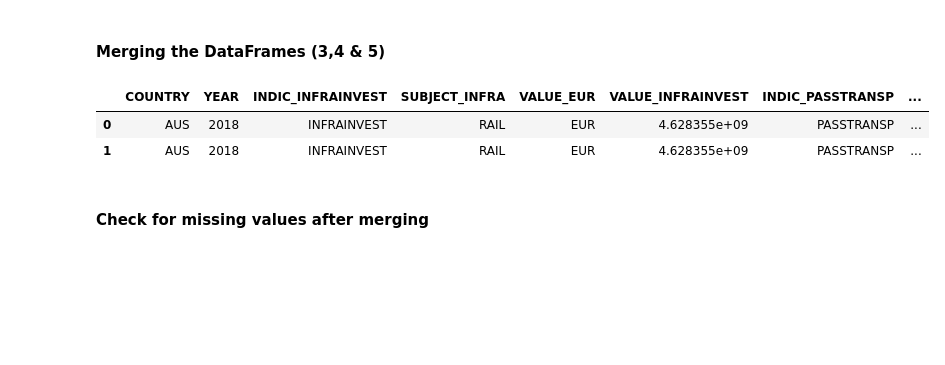
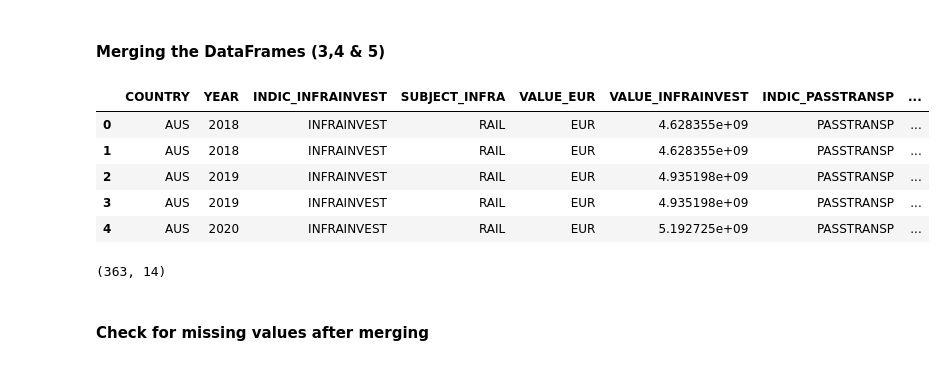
Before and after one commit to rosilenedasilva/public-transport-sentiment-analysis-insights, a Jupyter notebook: MSC_DA_CA2_transport_infra2.ipynb, the cells around one changed output. Cells and saved outputs as stored; diff of their text form; code cells hidden in the pictures; blank space fills up the shorter version.

```diff
--- a/MSC_DA_CA2_transport_infra2.ipynb
+++ b/MSC_DA_CA2_transport_infra2.ipynb
@@ -1450,12 +1625,19 @@ infrainvest_passtransp_df.describe()
 # %%
 # Merging datasets on 'COUNTRY' and 'YEAR'
 combined2_df = pd.merge(infrainvest_passtransp_df, newgdp_df, on=['COUNTRY', 'YEAR'], how='left')
 
-combined2_df.head(2)
+combined2_df.head()
 # %% [output]
 |  | COUNTRY | YEAR | INDIC_INFRAINVEST | SUBJECT_INFRA | VALUE_EUR | VALUE_INFRAINVEST | INDIC_PASSTRANSP | ... |
 | 0 | AUS | 2018 | INFRAINVEST | RAIL | EUR | 4.628355e+09 | PASSTRANSP | ... |
 | 1 | AUS | 2018 | INFRAINVEST | RAIL | EUR | 4.628355e+09 | PASSTRANSP | ... |
+| 2 | AUS | 2019 | INFRAINVEST | RAIL | EUR | 4.935198e+09 | PASSTRANSP | ... |
+| 3 | AUS | 2019 | INFRAINVEST | RAIL | EUR | 4.935198e+09 | PASSTRANSP | ... |
+| 4 | AUS | 2020 | INFRAINVEST | RAIL | EUR | 5.192725e+09 | PASSTRANSP | ... |
+# %%
+combined2_df.shape
+# %% [output]
+(363, 14)
 # %% [markdown]
 #### Check for missing values after merging
 # %%
```
Also changed, not shown: parts of 65 cells of this notebook, 1 other file.
